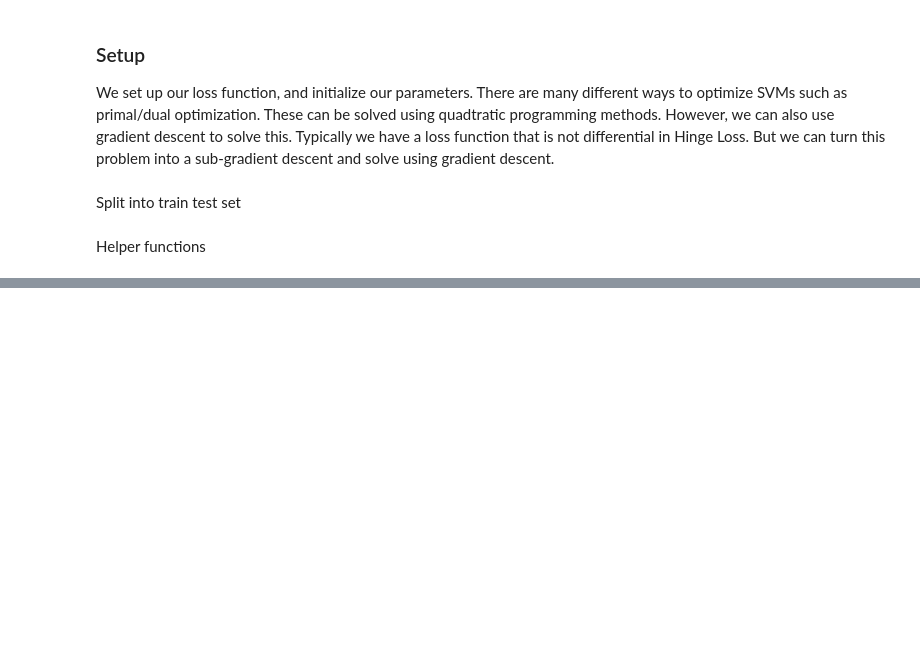
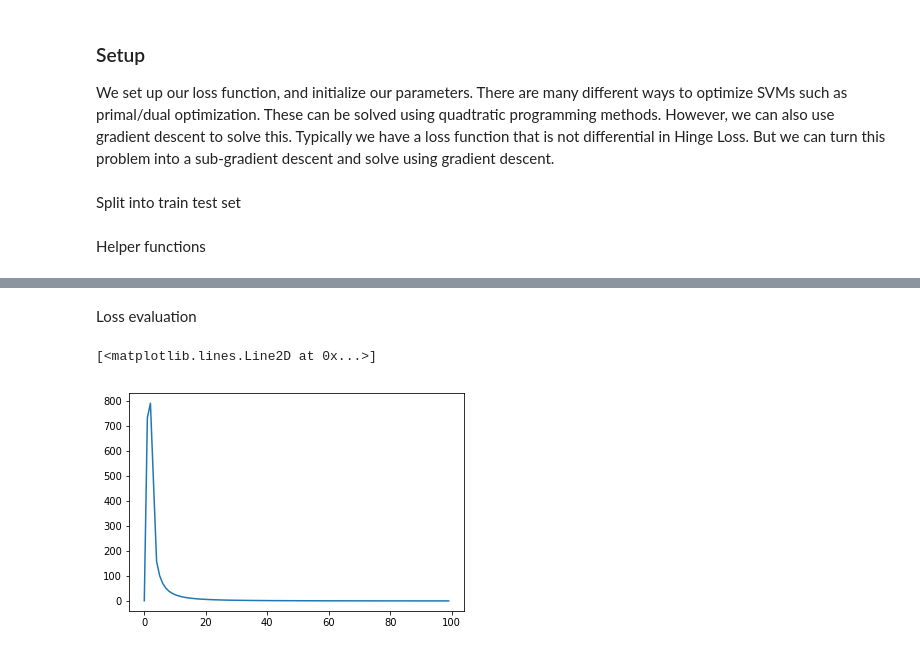
Before and after one commit to sashlinreddy/ml-notebooks, a Jupyter notebook: svm/pegasos-binary.ipynb, the cells around one changed output, grey strips where cells are left out. Drawn from its saved outputs; the diff is of its cells as text; code cells hidden in the pictures; blank space fills up the shorter version.

```diff
--- a/svm/pegasos-binary.ipynb
+++ b/svm/pegasos-binary.ipynb
@@ -127,0 +132,7 @@ plt.plot(train_accs)
+# %%
+def hinge_loss(y, y_pred, w, lam=0.01):
+    ind_fn = y * y_pred
+    n_b = y.shape[0]
+    loss = np.maximum(0, 1 - ind_fn)
+    loss = (loss.sum() / n_b) + (0.5 * lam * np.sum(w * w))
+    return loss, ind_fn
@@ -127,0 +203,7 @@ plt.plot(train_accs)
+# %% [markdown]
+Loss evaluation
+# %%
+plt.plot(train_loss_history)
+# %% [output]
+[<matplotlib.lines.Line2D at 0x...>]
+[figure, added]
```
Also changed, not shown: parts of 11 cells of this notebook.
